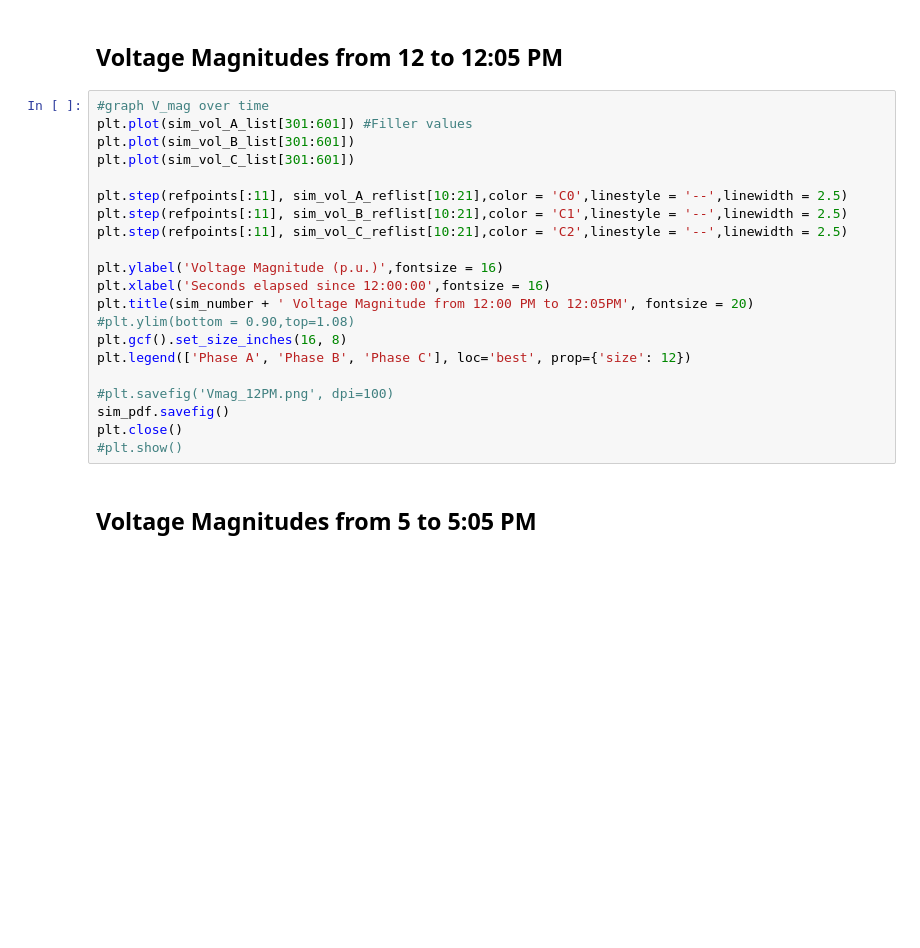
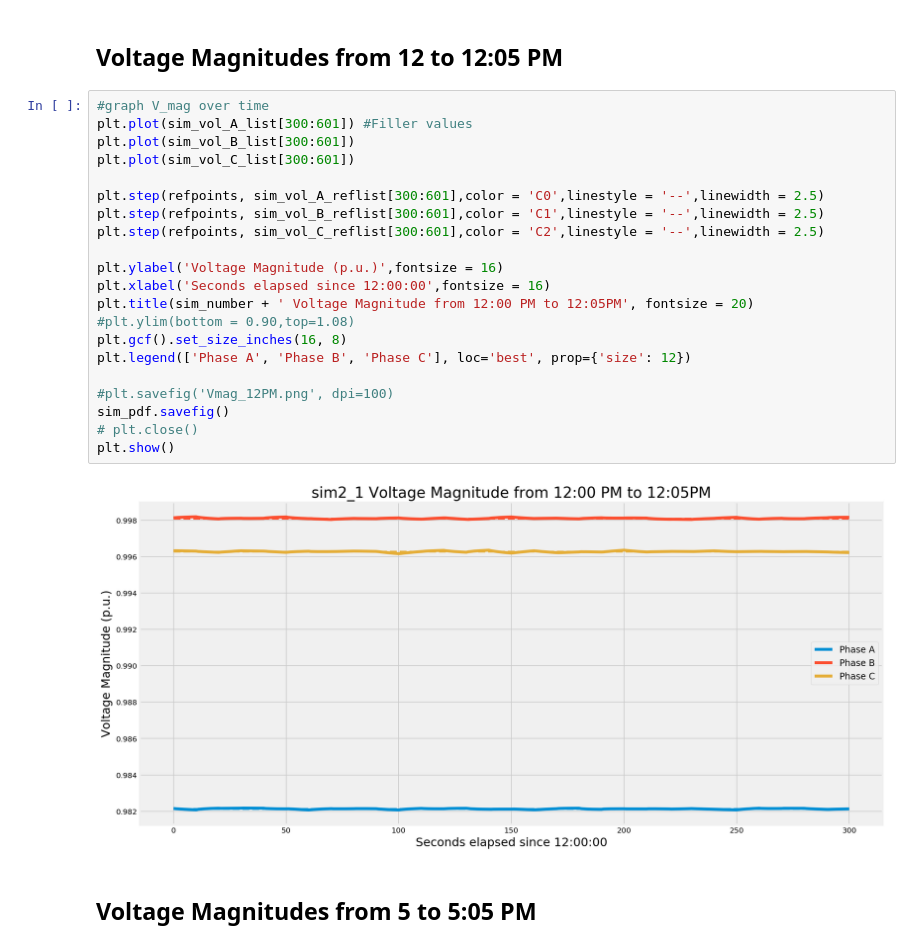
Before and after one commit to jaimiosyncrasy/LPBCcode, a Jupyter notebook: results_tracking_60min.ipynb, the cells around one changed output. Cells and saved outputs as stored; diff of their text form; blank space fills up the shorter version.

```diff
--- a/results_tracking_60min.ipynb
+++ b/results_tracking_60min.ipynb
@@ -93,25 +107,27 @@ plt.close()
 ## Voltage Magnitudes from 12 to 12:05 PM
 # %%
 #graph V_mag over time
-plt.plot(sim_vol_A_list[301:601]) #Filler values
-plt.plot(sim_vol_B_list[301:601])
-plt.plot(sim_vol_C_list[301:601])
+plt.plot(sim_vol_A_list[300:601]) #Filler values
+plt.plot(sim_vol_B_list[300:601])
+plt.plot(sim_vol_C_list[300:601])
 
-plt.step(refpoints[:11], sim_vol_A_reflist[10:21],color = 'C0',linestyle = '--',linewidth = 2.5)
-plt.step(refpoints[:11], sim_vol_B_reflist[10:21],color = 'C1',linestyle = '--',linewidth = 2.5)
-plt.step(refpoints[:11], sim_vol_C_reflist[10:21],color = 'C2',linestyle = '--',linewidth = 2.5)
+plt.step(refpoints, sim_vol_A_reflist[300:601],color = 'C0',linestyle = '--',linewidth = 2.5)
+plt.step(refpoints, sim_vol_B_reflist[300:601],color = 'C1',linestyle = '--',linewidth = 2.5)
+plt.step(refpoints, sim_vol_C_reflist[300:601],color = 'C2',linestyle = '--',linewidth = 2.5)
 
 plt.ylabel('Voltage Magnitude (p.u.)',fontsize = 16)
 plt.xlabel('Seconds elapsed since 12:00:00',fontsize = 16)
 plt.title(sim_number + ' Voltage Magnitude from 12:00 PM to 12:05PM', fontsize = 20)
 #plt.ylim(bottom = 0.90,top=1.08)
 plt.gcf().set_size_inches(16, 8)
 plt.legend(['Phase A', 'Phase B', 'Phase C'], loc='best', prop={'size': 12})
 
 #plt.savefig('Vmag_12PM.png', dpi=100)
 sim_pdf.savefig()
-plt.close()
-#plt.show()
+# plt.close()
+plt.show()
+# %% [output]
+[figure, added]
 # %% [markdown]
 ## Voltage Magnitudes from 5 to 5:05 PM
 # %%
```
Also changed, not shown: parts of 35 cells of this notebook.
